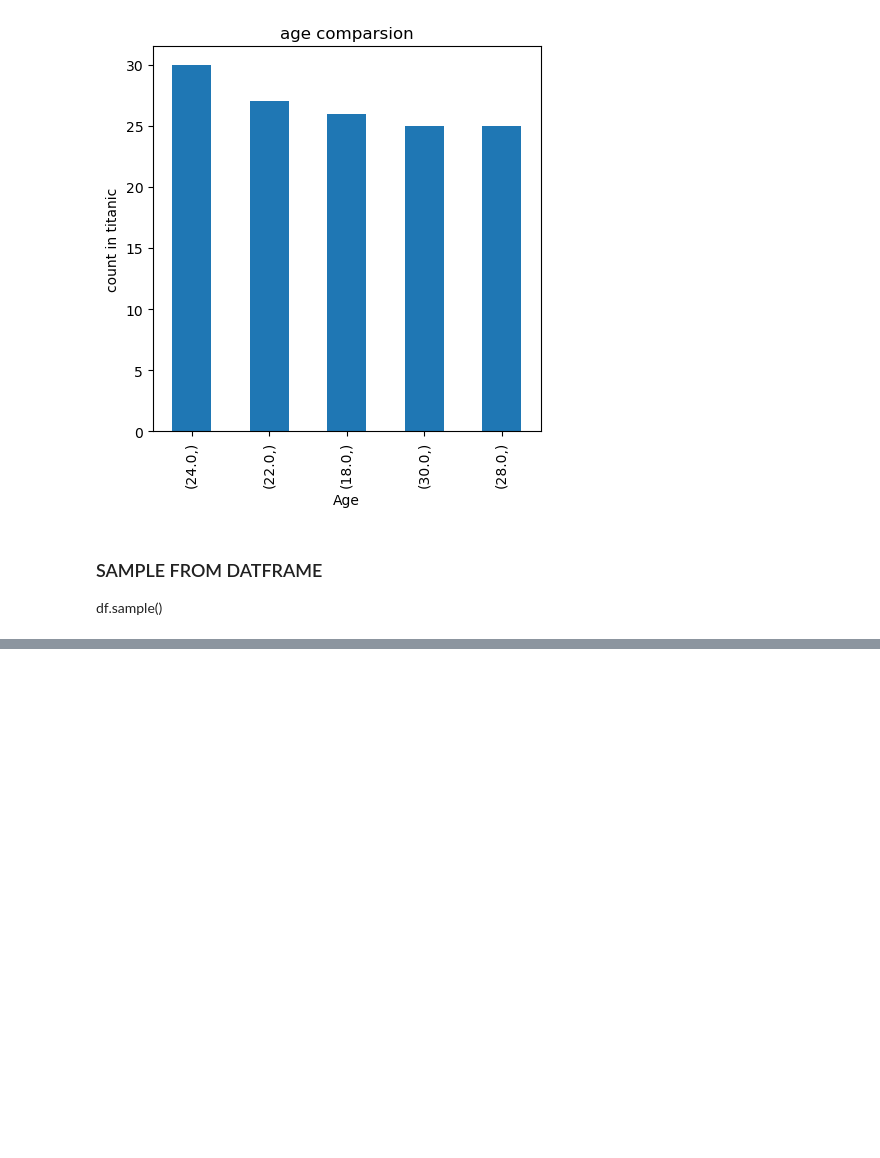
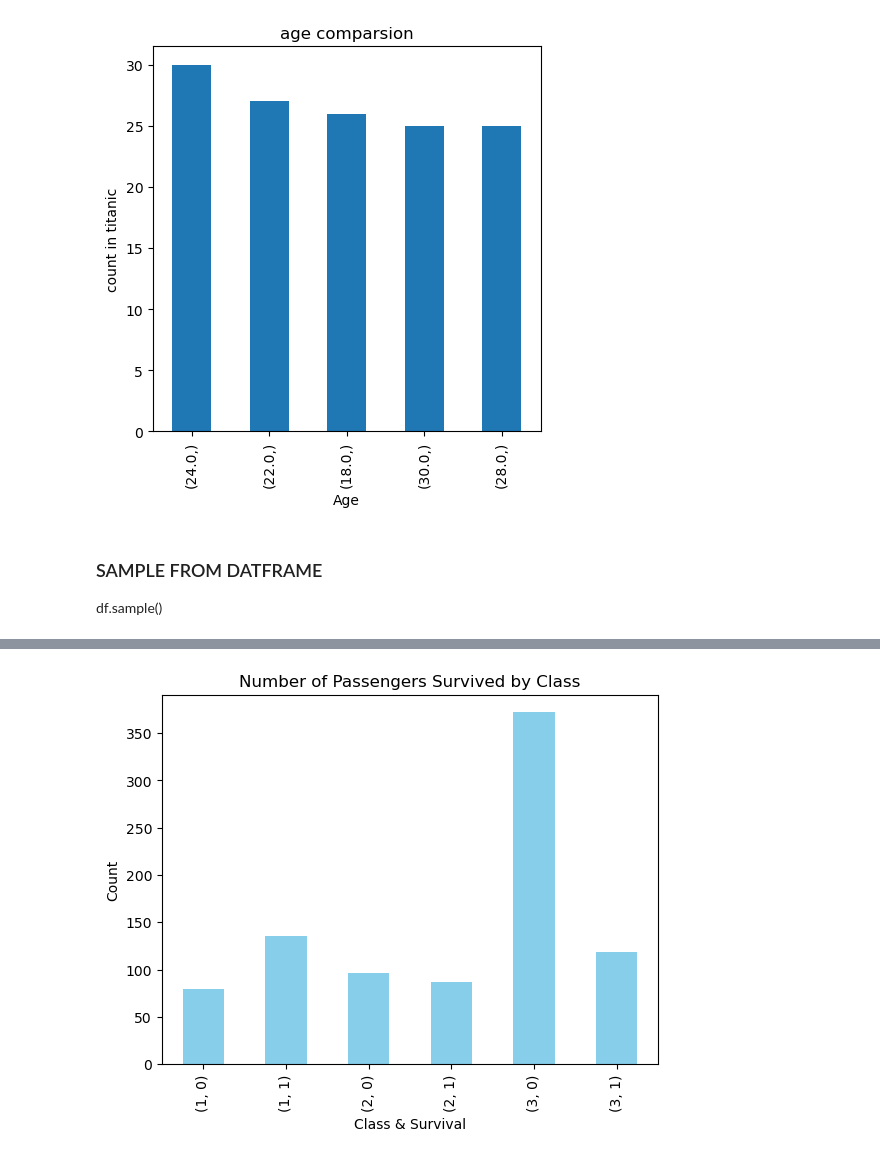
Before and after one commit to madhukarreddydonala/TITANIC-DATA-ANALYSIS, a Jupyter notebook: notebooks/dataexploring.ipynb, the cells around one changed output, grey strips where cells are left out. Cells and saved outputs as stored; diff of their text form; code cells hidden in the pictures; blank space fills up the shorter version.

```diff
--- a/notebooks/dataexploring.ipynb
+++ b/notebooks/dataexploring.ipynb
@@ -174,0 +400,14 @@ df.sample(3)
+# %%
+# Step 1: Group by class and survival status
+survived_class1 = df.groupby(['Parentclass', 'Survived']).size()
+
+# Step 2: Plot
+survived_class1.plot(kind='bar', color='skyblue')
+
+# Optional: Add labels
+plt.xlabel('Class & Survival')
+plt.ylabel('Count')
+plt.title('Number of Passengers Survived by Class')
+plt.show()
+# %% [output]
+[figure, added]
```
Also changed, not shown: parts of 34 cells of this notebook, 2 other files.
